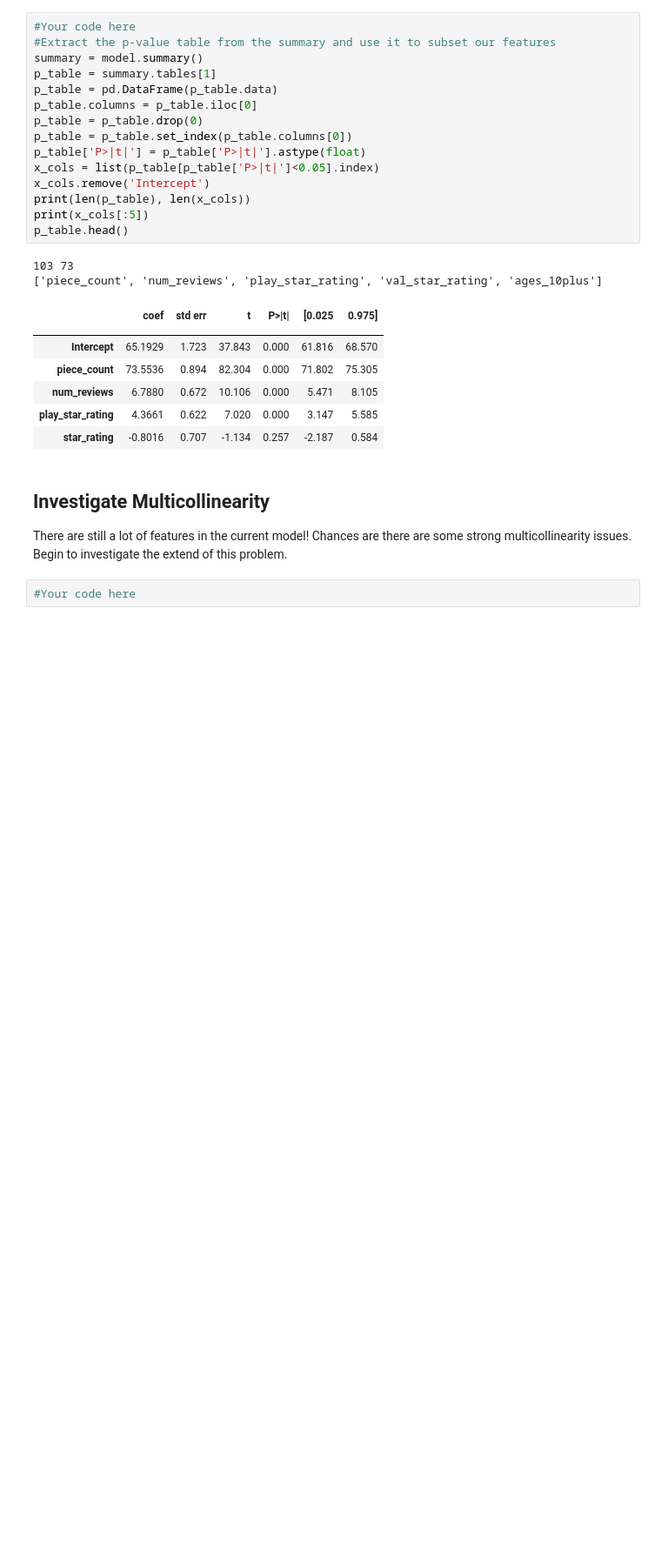
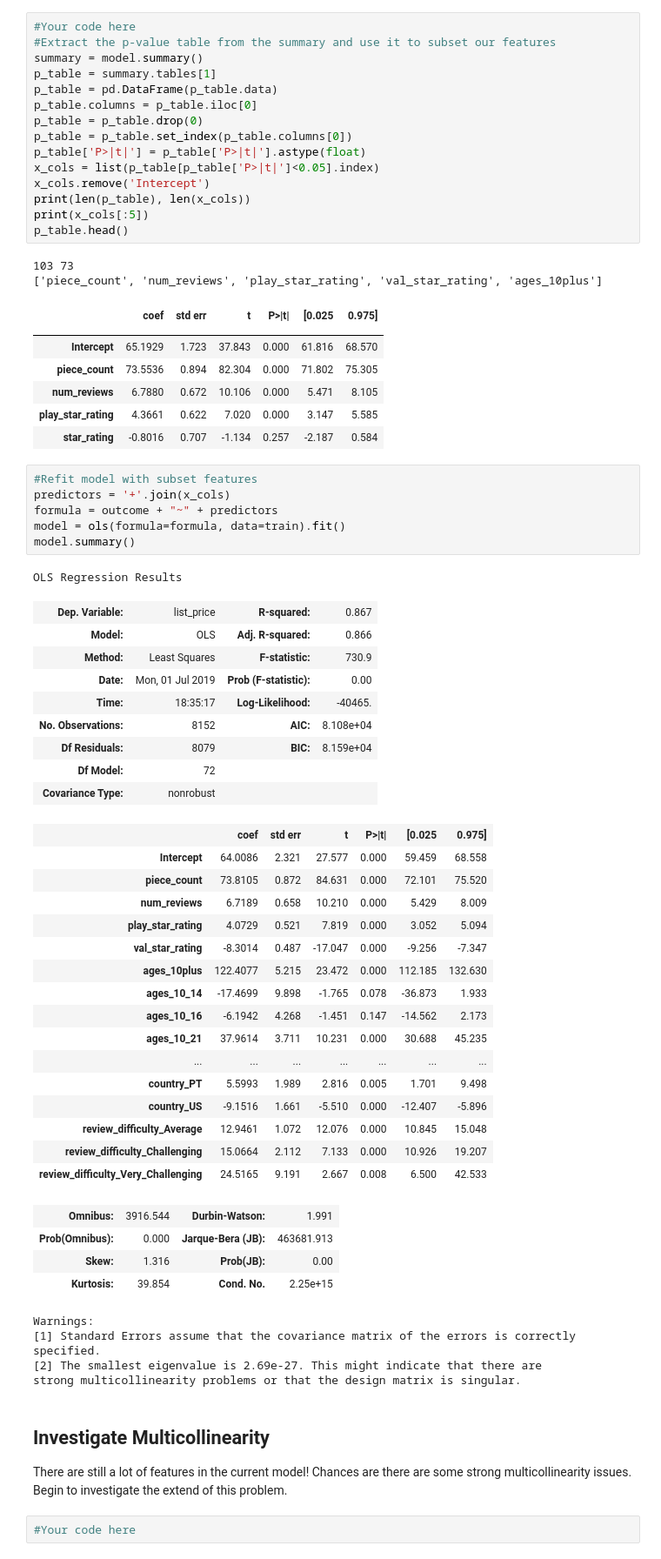
Before and after one commit to zaborowm/dsc-modeling-your-data-lab-nyc-ds-career-042219, a Jupyter notebook: index.ipynb, the cells around one changed output. Shown at 87% size. Cells and saved outputs as stored; diff of their text form; blank space fills up the shorter version.

```diff
--- a/index.ipynb
+++ b/index.ipynb
@@ -166,6 +166,47 @@ p_table.head()
 | num_reviews | 6.7880 | 0.672 | 10.106 | 0.000 | 5.471 | 8.105 |
 | play_star_rating | 4.3661 | 0.622 | 7.020 | 0.000 | 3.147 | 5.585 |
 | star_rating | -0.8016 | 0.707 | -1.134 | 0.257 | -2.187 | 0.584 |
+# %%
+#Refit model with subset features
+predictors = '+'.join(x_cols)
+formula = outcome + "~" + predictors
+model = ols(formula=formula, data=train).fit()
+model.summary()
+# %% [output]
+OLS Regression Results
+| Dep. Variable: | list_price | R-squared: | 0.867 |
+| Model: | OLS | Adj. R-squared: | 0.866 |
+| Method: | Least Squares | F-statistic: | 730.9 |
+| Date: | Mon, 01 Jul 2019 | Prob (F-statistic): | 0.00 |
+| Time: | 18:35:17 | Log-Likelihood: | -40465. |
+| No. Observations: | 8152 | AIC: | 8.108e+04 |
+| Df Residuals: | 8079 | BIC: | 8.159e+04 |
+| Df Model: | 72 |  |  |
+| Covariance Type: | nonrobust |  |  |
+|  | coef | std err | t | P>|t| | [0.025 | 0.975] |
+| Intercept | 64.0086 | 2.321 | 27.577 | 0.000 | 59.459 | 68.558 |
+| piece_count | 73.8105 | 0.872 | 84.631 | 0.000 | 72.101 | 75.520 |
+| num_reviews | 6.7189 | 0.658 | 10.210 | 0.000 | 5.429 | 8.009 |
+| play_star_rating | 4.0729 | 0.521 | 7.819 | 0.000 | 3.052 | 5.094 |
+| val_star_rating | -8.3014 | 0.487 | -17.047 | 0.000 | -9.256 | -7.347 |
+| ages_10plus | 122.4077 | 5.215 | 23.472 | 0.000 | 112.185 | 132.630 |
+| ages_10_14 | -17.4699 | 9.898 | -1.765 | 0.078 | -36.873 | 1.933 |
+| ages_10_16 | -6.1942 | 4.268 | -1.451 | 0.147 | -14.562 | 2.173 |
+| ages_10_21 | 37.9614 | 3.711 | 10.231 | 0.000 | 30.688 | 45.235 |
+| ... | ... | ... | ... | ... | ... | ... |
+| country_PT | 5.5993 | 1.989 | 2.816 | 0.005 | 1.701 | 9.498 |
+| country_US | -9.1516 | 1.661 | -5.510 | 0.000 | -12.407 | -5.896 |
+| review_difficulty_Average | 12.9461 | 1.072 | 12.076 | 0.000 | 10.845 | 15.048 |
+| review_difficulty_Challenging | 15.0664 | 2.112 | 7.133 | 0.000 | 10.926 | 19.207 |
+| review_difficulty_Very_Challenging | 24.5165 | 9.191 | 2.667 | 0.008 | 6.500 | 42.533 |
+| Omnibus: | 3916.544 | Durbin-Watson: | 1.991 |
+| Prob(Omnibus): | 0.000 | Jarque-Bera (JB): | 463681.913 |
+| Skew: | 1.316 | Prob(JB): | 0.00 |
+| Kurtosis: | 39.854 | Cond. No. | 2.25e+15 |
+Warnings:
+[1] Standard Errors assume that the covariance matrix of the errors is correctly specified.
+[2] The smallest eigenvalue is 2.69e-27. This might indicate that there are
+strong multicollinearity problems or that the design matrix is singular.
 # %% [markdown]
 ## Investigate Multicollinearity
 
```
